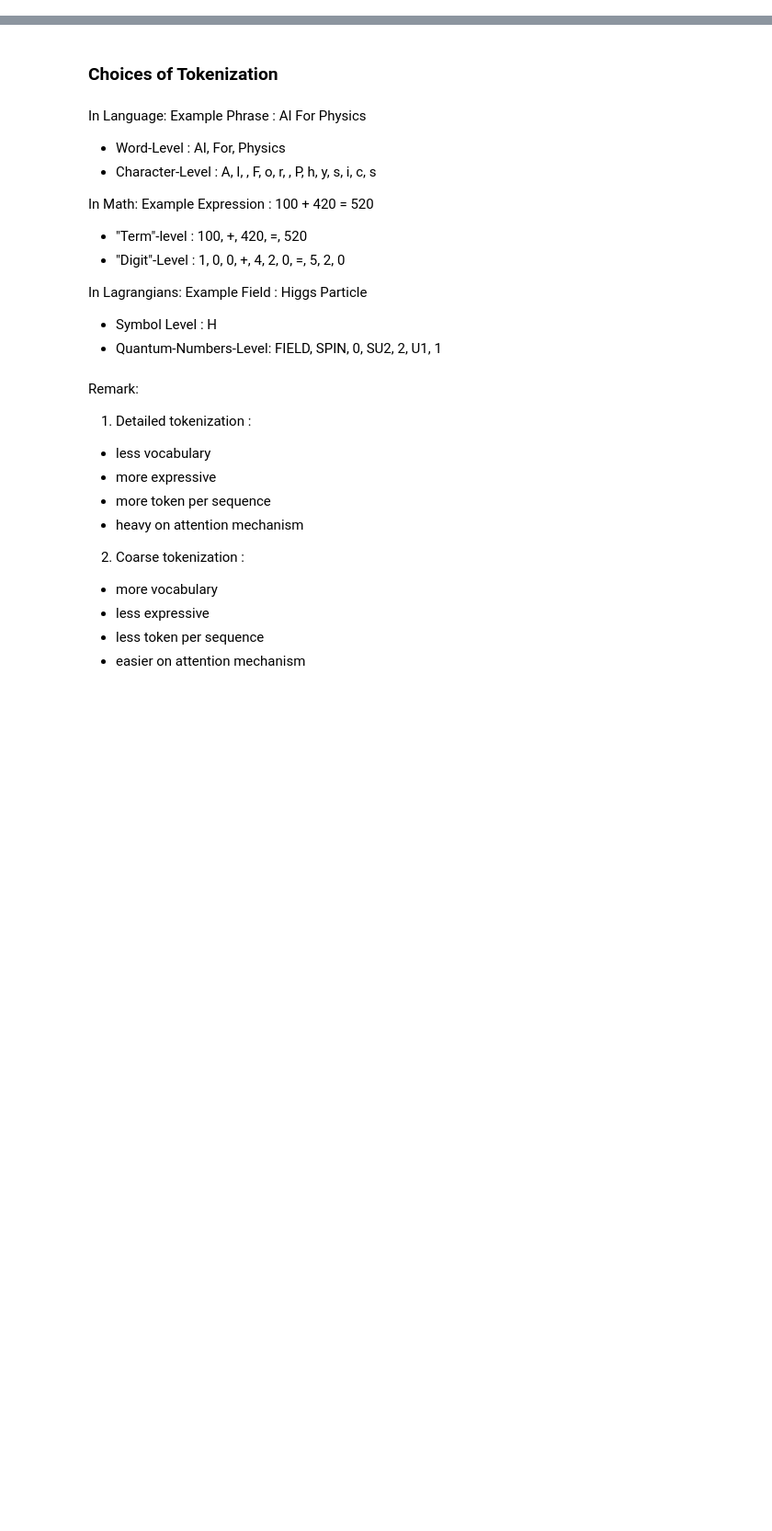
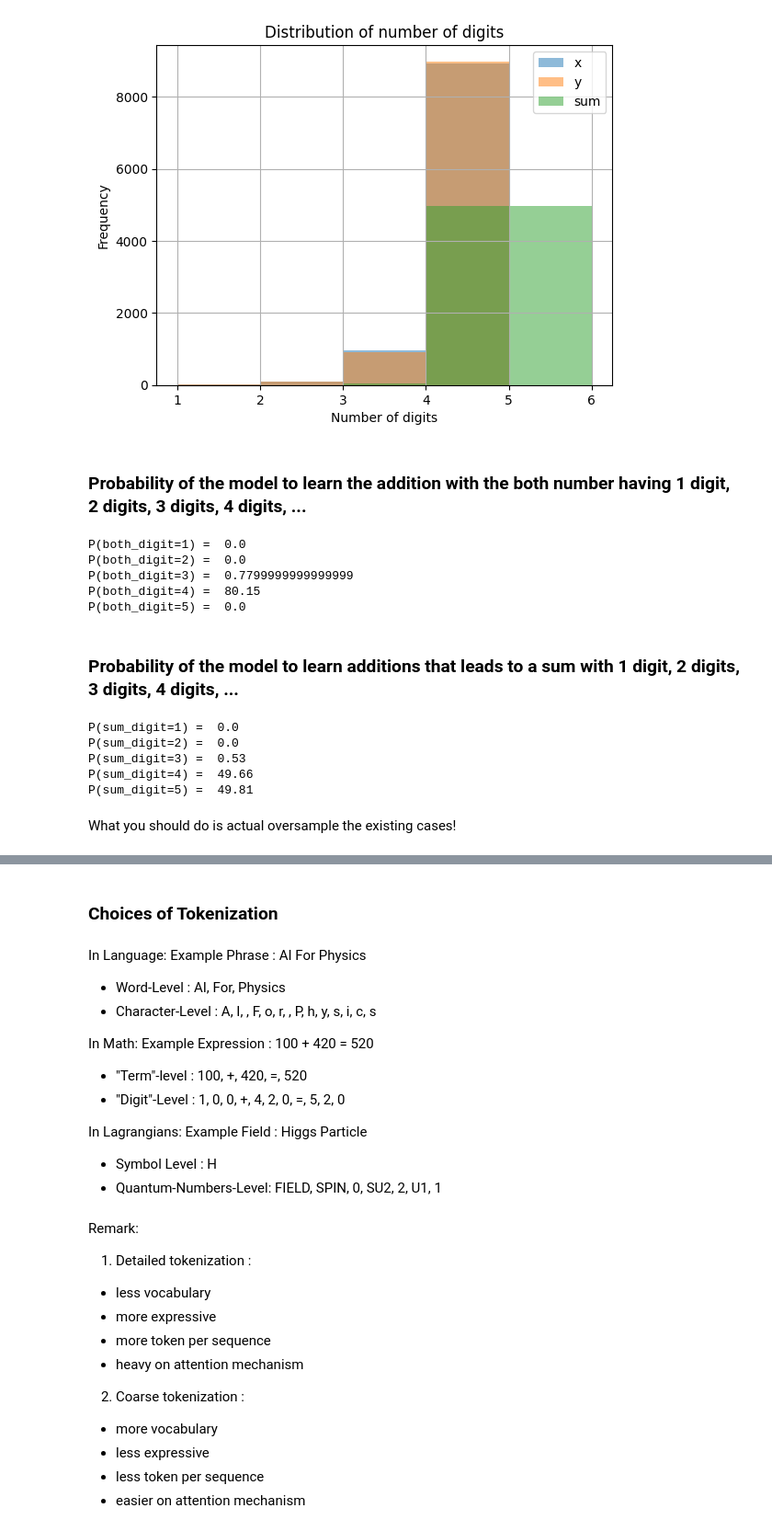
Before and after one commit to kys-sheng/AI4Physics-learning-workshop, a Jupyter notebook: lagrangian.ipynb, the cells around one changed output, grey strips where cells are left out. Shown at 92% size. Drawn from its saved outputs; the diff is of its cells as text; code cells hidden in the pictures; blank space fills up the shorter version.

```diff
--- a/lagrangian.ipynb
+++ b/lagrangian.ipynb
@@ -93,0 +52,9 @@ plt.legend()
+# %%
+num_examples = 10000
+min_num      = 1
+max_num      = 10000
+
+# Generate random examples
+examples     = [(random.randint(min_num, max_num),random.randint(min_num, max_num)) for _ in range(num_examples)]
+df           = pd.DataFrame(examples, columns=['x', 'y'])
+df['sum']    = df['x'] + df['y']
@@ -93,0 +66,47 @@ plt.legend()
+# %%
+# Lets compute the number of digits in each number
+df['x_digit'] = df['x'].apply(lambda x: len(str(x)))
+df['y_digit'] = df['y'].apply(lambda x: len(str(x)))
+df['sum_digit'] = df['sum'].apply(lambda x: len(str(x)))
+
+# Plot the distribution of number of digits
+df['x_digit'].hist(label="x",range=(1,6),bins=5,alpha=0.5)
+df['y_digit'].hist(label="y",range=(1,6),bins=5,alpha=0.5)
+df['sum_digit'].hist(label="sum",range=(1,6),bins=5,alpha=0.5)
+plt.legend()
+plt.title("Distribution of number of digits")
+plt.xlabel("Number of digits")
+plt.ylabel("Frequency")
+plt.show()
+# %% [output]
+[figure, added]
+# %% [markdown]
+### Probability of the model to learn the addition with the **both number** having 1 digit, 2 digits, 3 digits, 4 digits, ...
+# %%
+print("P(both_digit=1) = ", len(df[(df["x_digit"] == 1) & (df["y_digit"] == 1)]) / num_examples * 100)
+print("P(both_digit=2) = ", len(df[(df["x_digit"] == 2) & (df["y_digit"] == 2)]) / num_examples * 100)
+print("P(both_digit=3) = ", len(df[(df["x_digit"] == 3) & (df["y_digit"] == 3)]) / num_examples * 100)
+print("P(both_digit=4) = ", len(df[(df["x_digit"] == 4) & (df["y_digit"] == 4)]) / num_examples * 100)
+print("P(both_digit=5) = ", len(df[(df["x_digit"] == 5) & (df["y_digit"] == 5)]) / num_examples * 100)
+# %% [output]
+P(both_digit=1) =  0.0
+P(both_digit=2) =  0.0
+P(both_digit=3) =  0.7799999999999999
+P(both_digit=4) =  80.15
+P(both_digit=5) =  0.0
+# %% [markdown]
+### Probability of the model to learn additions that leads to a sum with 1 digit, 2 digits, 3 digits, 4 digits, ...
+# %%
+print("P(sum_digit=1) = ", len(df[df["sum_digit"] == 1]) / num_examples* 100)
+print("P(sum_digit=2) = ", len(df[df["sum_digit"] == 2]) / num_examples* 100)
+print("P(sum_digit=3) = ", len(df[df["sum_digit"] == 3]) / num_examples* 100)
+print("P(sum_digit=4) = ", len(df[df["sum_digit"] == 4]) / num_examples* 100)
+print("P(sum_digit=5) = ", len(df[df["sum_digit"] == 5]) / num_examples* 100)
+# %% [output]
+P(sum_digit=1) =  0.0
+P(sum_digit=2) =  0.0
+P(sum_digit=3) =  0.53
+P(sum_digit=4) =  49.66
+P(sum_digit=5) =  49.81
+# %% [markdown]
+What you should do is actual oversample the existing cases!
```
Also changed, not shown: parts of 76 cells of this notebook.
